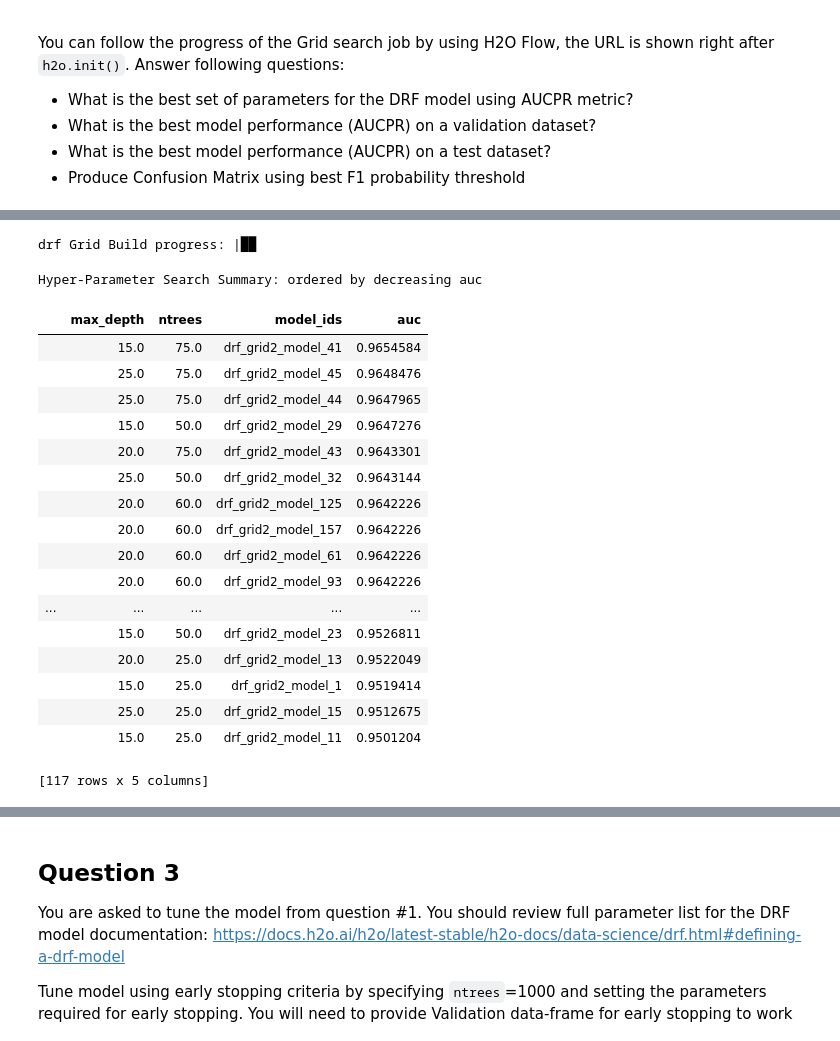
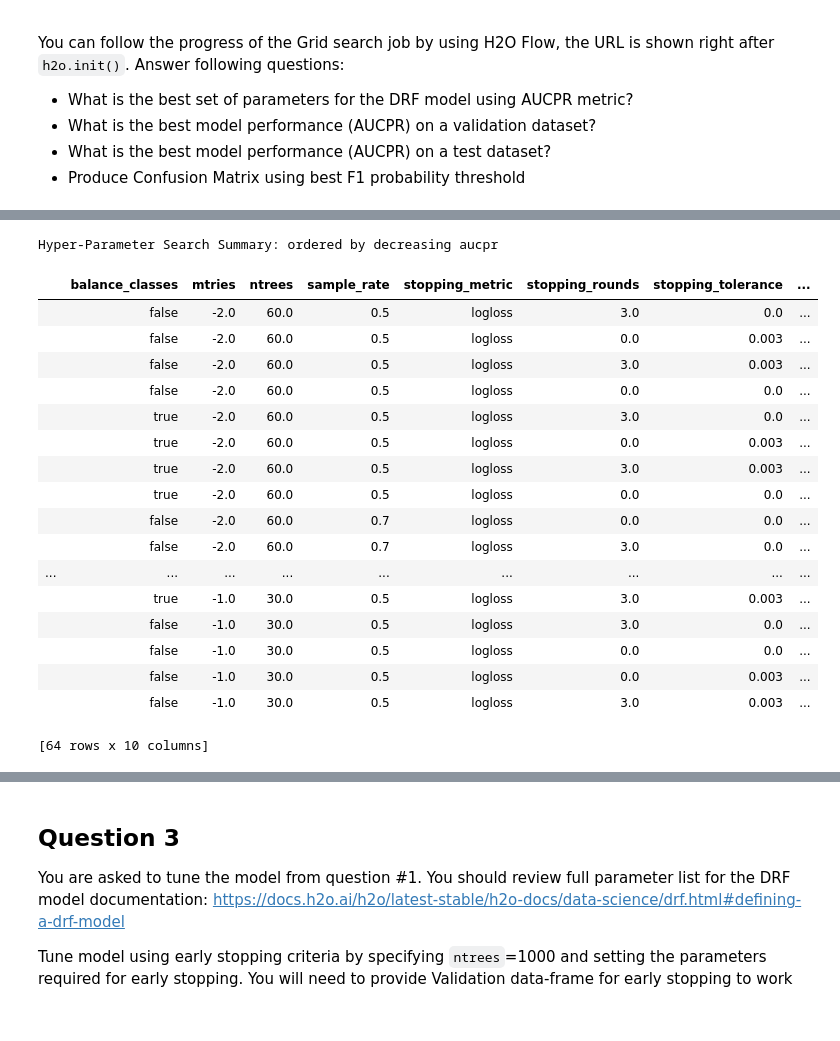
Before and after one commit to revanthmadasu/machine-learning, a Jupyter notebook: Lab_6_Template(1)_2.ipynb, the cells around one changed output, grey strips where cells are left out. Drawn from its saved outputs; the diff is of its cells as text; code cells hidden in the pictures.

```diff
--- a/Lab_6_Template(1)_2.ipynb
+++ b/Lab_6_Template(1)_2.ipynb
@@ -274,63 +364,23 @@ drf_grid3.train(x=predictors,
-# %%
-# DRF hyperparameters
-from h2o.grid.grid_search import H2OGridSearch
-
-# DRF hyperparameters
-# drf_params2  = {'ntrees': [25,50,75, 100],
-#                'max_depth': [15,20,25],
-#                'sample_rate': [i * 0.1 for i in range(5, 11)],
-#                'stopping_tolerance': [0, 0.003, 0.0005],
-#                'stopping_rounds': [0,3,5],
-#                'stopping_metric': ['misclassification', 'logless', 'custom'],
-#                'mtries': [-1, -2],
-#                'balance_classes': [True, False]}
-# drf_params2  = {'ntrees': [25,50,75, 100],
-#                'max_depth': [15,20,25],
-#                'sample_rate': [i * 0.1 for i in range(5, 7)],
-#                'stopping_tolerance': [0, 0.003, 0.0005],
-#                'stopping_rounds': [0,3,5],
-#                'stopping_metric': ['misclassification', 'logless', 'custom'],
-#                'mtries': [-1, -2],
-#                'balance_classes': [True, False]}
-drf_params2  = {'ntrees': [30,60],
-                'sample_rate': [0.5, 0.7],
-                'stopping_tolerance': [0, 0.003],
-                'stopping_rounds': [0,3],
-                'stopping_metric': ['logloss'],
-                'mtries': [-1, -2],
-               'balance_classes': [True, False]}
-# Train and validate a cartesian grid of DRFs
-drf_grid2  = H2OGridSearch(model=H2ORandomForestEstimator,
-                          grid_id='drf_grid2',
-                          hyper_params=drf_params2)
-drf_grid2.train(x=predictors,
-               y=response_col,
-               nfolds=0,
-               training_frame=train,
-               validation_frame=valid,
-               seed=123)
-# %% [output]
-drf Grid Build progress: |██
 # %%
-drf_gridperf1 = drf_grid2.get_grid(sort_by='auc', decreasing=True)
+drf_gridperf1 = drf_grid2.get_grid(sort_by='aucpr', decreasing=True)
 drf_gridperf1
 # %% [output]
-Hyper-Parameter Search Summary: ordered by decreasing auc
+Hyper-Parameter Search Summary: ordered by decreasing aucpr
-|  | max_depth | ntrees | model_ids | auc |
-|  | 15.0 | 75.0 | drf_grid2_model_41 | 0.9654584 |
-|  | 25.0 | 75.0 | drf_grid2_model_45 | 0.9648476 |
-|  | 25.0 | 75.0 | drf_grid2_model_44 | 0.9647965 |
-|  | 15.0 | 50.0 | drf_grid2_model_29 | 0.9647276 |
-|  | 20.0 | 75.0 | drf_grid2_model_43 | 0.9643301 |
-|  | 25.0 | 50.0 | drf_grid2_model_32 | 0.9643144 |
-|  | 20.0 | 60.0 | drf_grid2_model_125 | 0.9642226 |
-|  | 20.0 | 60.0 | drf_grid2_model_157 | 0.9642226 |
-|  | 20.0 | 60.0 | drf_grid2_model_61 | 0.9642226 |
-|  | 20.0 | 60.0 | drf_grid2_model_93 | 0.9642226 |
-| ... | ... | ... | ... | ... |
-|  | 15.0 | 50.0 | drf_grid2_model_23 | 0.9526811 |
-|  | 20.0 | 25.0 | drf_grid2_model_13 | 0.9522049 |
-|  | 15.0 | 25.0 | drf_grid2_model_1 | 0.9519414 |
-|  | 25.0 | 25.0 | drf_grid2_model_15 | 0.9512675 |
-|  | 15.0 | 25.0 | drf_grid2_model_11 | 0.9501204 |
+|  | balance_classes | mtries | ntrees | sample_rate | stopping_metric | stopping_rounds | stopping_tolerance | ... |
+|  | false | -2.0 | 60.0 | 0.5 | logloss | 3.0 | 0.0 | ... |
+|  | false | -2.0 | 60.0 | 0.5 | logloss | 0.0 | 0.003 | ... |
+|  | false | -2.0 | 60.0 | 0.5 | logloss | 3.0 | 0.003 | ... |
+|  | false | -2.0 | 60.0 | 0.5 | logloss | 0.0 | 0.0 | ... |
+|  | true | -2.0 | 60.0 | 0.5 | logloss | 3.0 | 0.0 | ... |
+|  | true | -2.0 | 60.0 | 0.5 | logloss | 0.0 | 0.003 | ... |
+|  | true | -2.0 | 60.0 | 0.5 | logloss | 3.0 | 0.003 | ... |
+|  | true | -2.0 | 60.0 | 0.5 | logloss | 0.0 | 0.0 | ... |
+|  | false | -2.0 | 60.0 | 0.7 | logloss | 0.0 | 0.0 | ... |
+|  | false | -2.0 | 60.0 | 0.7 | logloss | 3.0 | 0.0 | ... |
+| ... | ... | ... | ... | ... | ... | ... | ... | ... |
+|  | true | -1.0 | 30.0 | 0.5 | logloss | 3.0 | 0.003 | ... |
+|  | false | -1.0 | 30.0 | 0.5 | logloss | 3.0 | 0.0 | ... |
+|  | false | -1.0 | 30.0 | 0.5 | logloss | 0.0 | 0.0 | ... |
+|  | false | -1.0 | 30.0 | 0.5 | logloss | 0.0 | 0.003 | ... |
+|  | false | -1.0 | 30.0 | 0.5 | logloss | 3.0 | 0.003 | ... |
-[117 rows x 5 columns]
+[64 rows x 10 columns]
```
Also changed, not shown: parts of 35 cells of this notebook.
